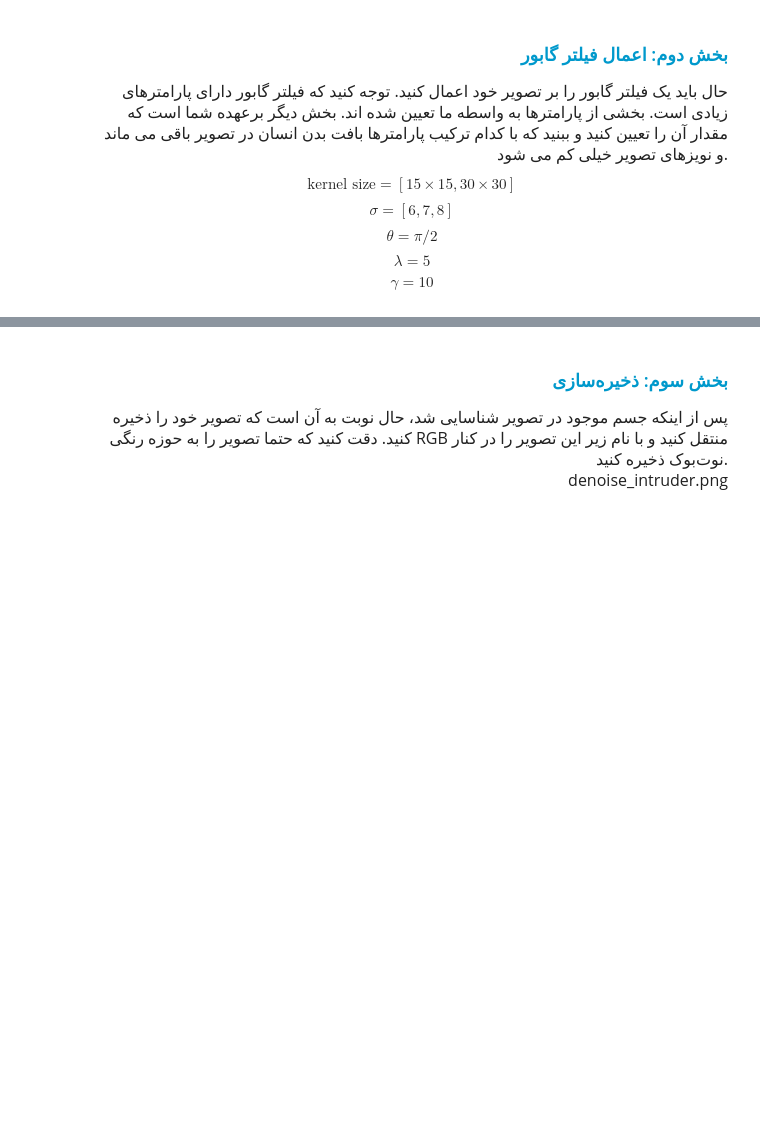
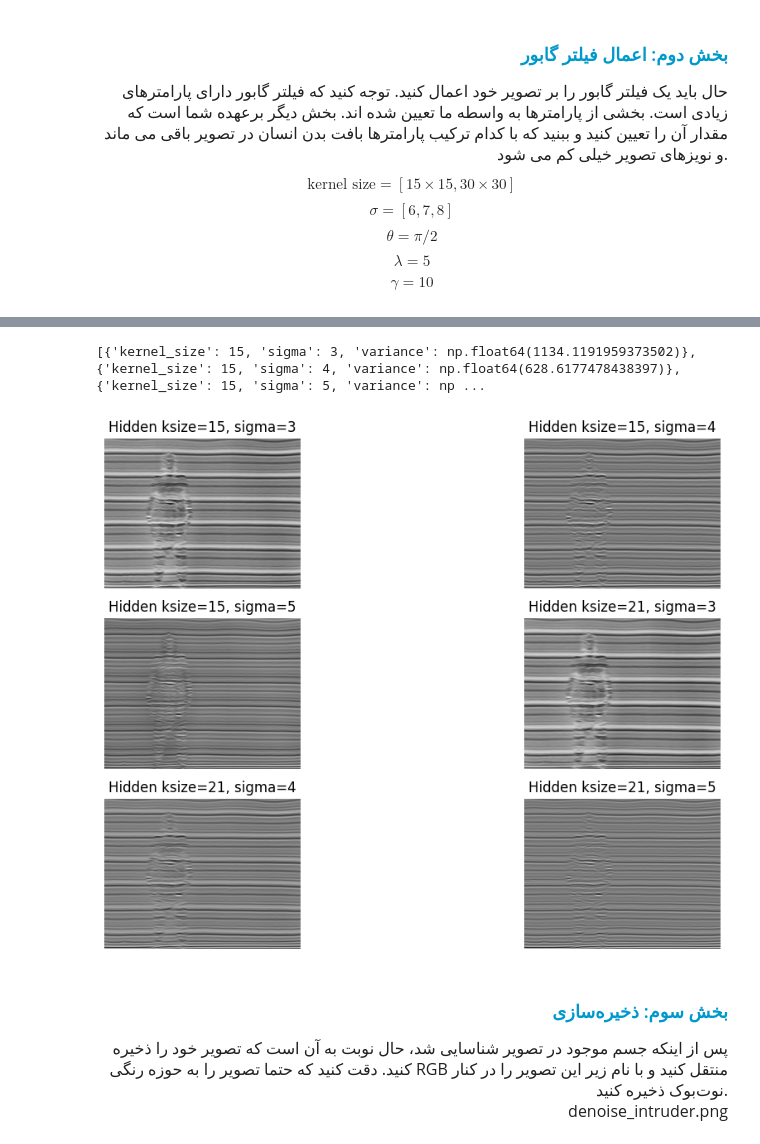
Before and after one commit to mahajialirezaei/image-processing-codes, a Jupyter notebook: Texture-Segmentation/notebook.ipynb, the cells around one changed output, grey strips where cells are left out. Cells and saved outputs as stored; diff of their text form; code cells hidden in the pictures; blank space fills up the shorter version.

```diff
--- a/Texture-Segmentation/notebook.ipynb
+++ b/Texture-Segmentation/notebook.ipynb
@@ -193,3 +175,36 @@ final_hidden = filtered_images_h[0]
+# %%
+hidden_kernel_sizes = [15, 21]
+hidden_sigmas = [3, 4, 5]
+theta_h = np.pi / 2
+lambd_h = 10
+gamma_h = 0.5
+
+filtered_images_h = []
+plt.figure(figsize=(12, 8))
+i = 1
+results=[]
+for ksize in hidden_kernel_sizes:
+    for sigma in hidden_sigmas:
+        filtered_h = 255 - apply_gabor(img_hidden, ksize, sigma, theta_h, lambd_h, gamma_h)
+        filtered_images_h.append(filtered_h)
+        var = np.var(filtered_h)
+        results.append({
+            'kernel_size': ksize,
+            'sigma': sigma,
+            'variance': var
+        })
+
+        plt.subplot(3, 2, i)
+        plt.title(f'Hidden ksize={ksize}, sigma={sigma}')
+        plt.imshow(filtered_h, cmap='gray')
+        plt.axis('off')
+        i += 1
+# plt.show()
+print(results)
+final_hidden = filtered_images_h[3]
+# %% [output]
+[{'kernel_size': 15, 'sigma': 3, 'variance': np.float64(1134.1191959373502)}, {'kernel_size': 15, 'sigma': 4, 'variance': np.float64(628.6177478438397)}, {'kernel_size': 15, 'sigma': 5, 'variance': np ...
+[figure, added]
 # %% [markdown]
 <h3 align=right style="line-height:200%;font-family:vazir;color:#0099cc">
 <font face="vazir" color="#0099cc">
```
Also changed, not shown: parts of 7 cells of this notebook.
